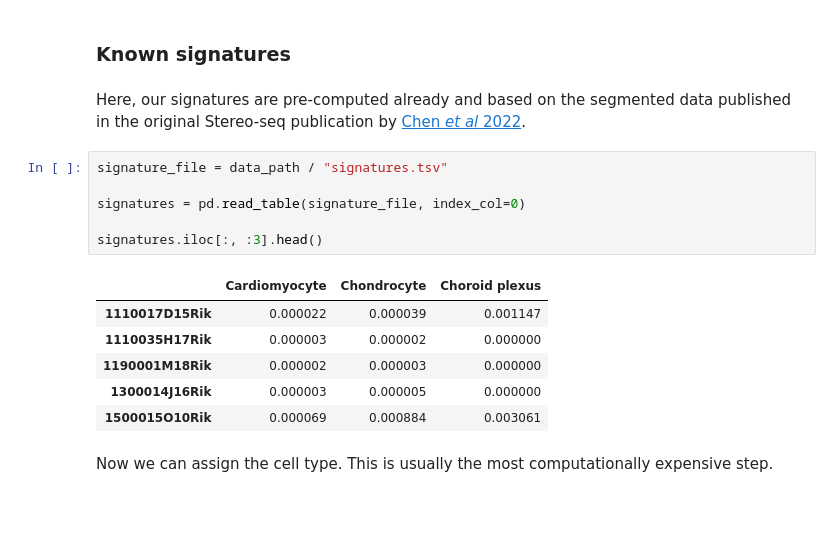
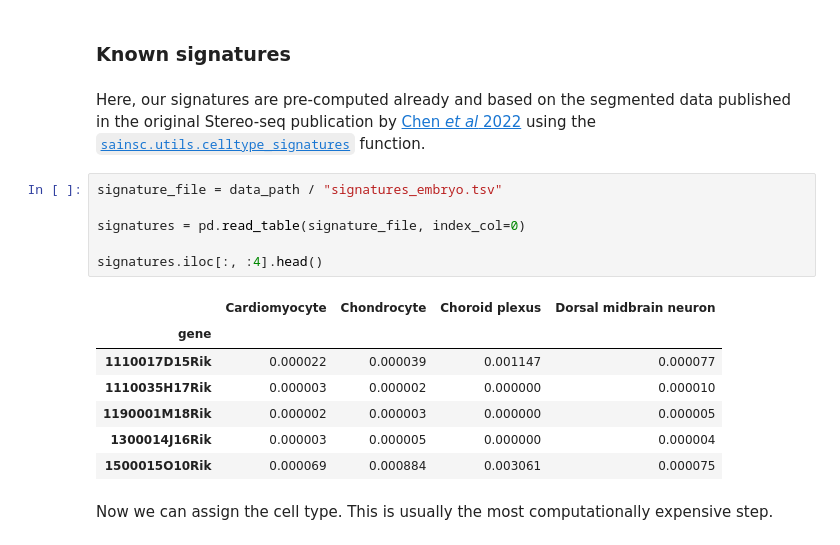
Before and after one commit to HiDiHlabs/sainsc, a Jupyter notebook: docs/source/usage.ipynb, the cells around one changed output. Drawn from its saved outputs; the diff is of its cells as text; blank space fills up the shorter version.

```diff
--- a/docs/source/usage.ipynb
+++ b/docs/source/usage.ipynb
@@ -137,20 +140,21 @@ The gene expression signatures can be based on prior knowledge (e.g. scRNAseq ex
 # %% [markdown]
 ### Known signatures
 # %% [markdown]
-Here, our signatures are pre-computed already and based on the segmented data published in the original Stereo-seq publication by [Chen *et al* 2022](https://www.sciencedirect.com/science/article/pii/S0092867422003993).
+Here, our signatures are pre-computed already and based on the segmented data published in the original Stereo-seq publication by [Chen *et al* 2022](https://www.sciencedirect.com/science/article/pii/S0092867422003993) using the [`sainsc.utils.celltype_signatures`](#sainsc.utils.celltype_signatures) function.
 # %%
-signature_file = data_path / "signatures.tsv"
+signature_file = data_path / "signatures_embryo.tsv"
 
 signatures = pd.read_table(signature_file, index_col=0)
 
-signatures.iloc[:, :3].head()
+signatures.iloc[:, :4].head()
 # %% [output]
-|  | Cardiomyocyte | Chondrocyte | Choroid plexus |
-| 1110017D15Rik | 0.000022 | 0.000039 | 0.001147 |
-| 1110035H17Rik | 0.000003 | 0.000002 | 0.000000 |
-| 1190001M18Rik | 0.000002 | 0.000003 | 0.000000 |
-| 1300014J16Rik | 0.000003 | 0.000005 | 0.000000 |
-| 1500015O10Rik | 0.000069 | 0.000884 | 0.003061 |
+|  | Cardiomyocyte | Chondrocyte | Choroid plexus | Dorsal midbrain neuron |
+| gene |  |  |  |  |
+| 1110017D15Rik | 0.000022 | 0.000039 | 0.001147 | 0.000077 |
+| 1110035H17Rik | 0.000003 | 0.000002 | 0.000000 | 0.000010 |
+| 1190001M18Rik | 0.000002 | 0.000003 | 0.000000 | 0.000005 |
+| 1300014J16Rik | 0.000003 | 0.000005 | 0.000000 | 0.000004 |
+| 1500015O10Rik | 0.000069 | 0.000884 | 0.003061 | 0.000075 |
 # %% [markdown]
 Now we can assign the cell type. This is usually the most computationally expensive step.
 # %%
```
Also changed, not shown: parts of 12 cells of this notebook, 6 other files.
